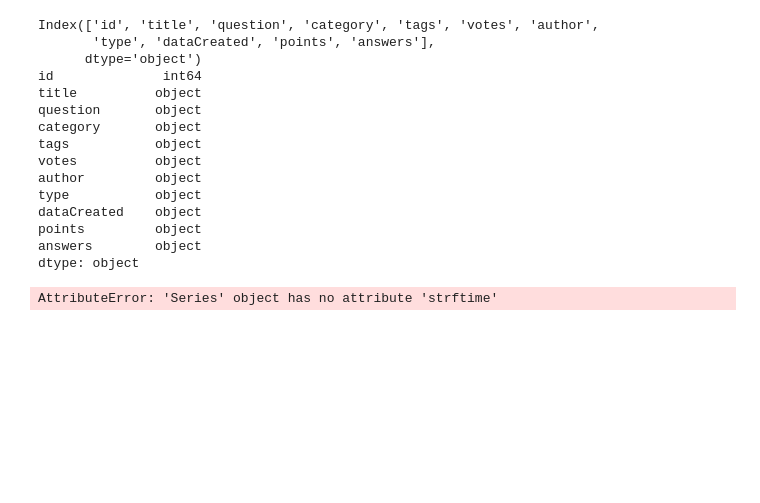
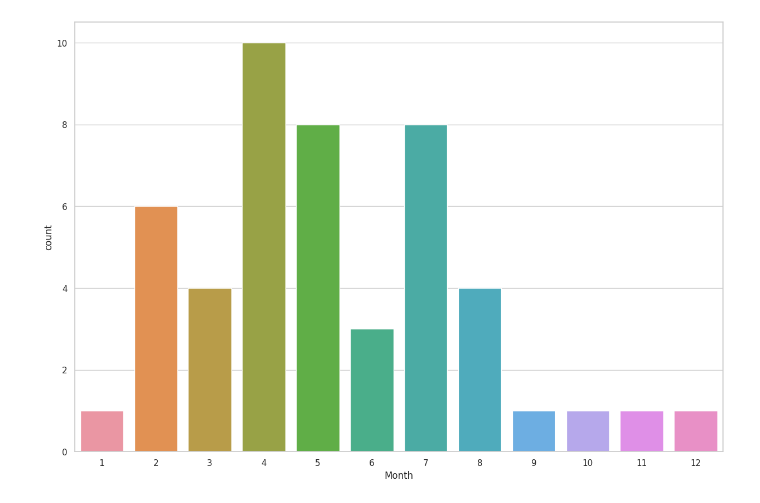
Before and after one commit to gustavoguimaraesreis/tcc, a Jupyter notebook: forum_graphs.ipynb, the cells around one changed output. Cells and saved outputs as stored; diff of their text form; code cells hidden in the pictures; blank space fills up the shorter version.

```diff
--- a/forum_graphs.ipynb
+++ b/forum_graphs.ipynb
@@ -1,46 +1,25 @@
 # %%
 import pandas as pd
 from datetime import datetime
 import seaborn as sns
 import matplotlib.pyplot as plt
 
 # Um mes depois
 sns.set_theme(style="whitegrid")
 
 tweets = pd.read_json("afterDate-DeepAnswersEnUS.json")
-# for column in tweets.columns[0:1]:
-#     print(tweets[column])
 
-print(tweets.columns)
-print(tweets.dtypes)
+for column in tweets.columns[8:9]:
+    tweets[column] = tweets[column].str.slice(start=0, stop=10)
+    tweets[column] = pd.to_datetime(tweets[column], format="%Y-%m-%d")
 
-tweets.dataCreated = tweets.dataCreated.strftime("%d/%m/%Y")
-# tweets['dataCreated'] = pd.to_datetime(tweets.dataCreated, format='%Y-%m-%d')
-for column in tweets.columns[8:9]:
-    print(tweets[column])
-# tweets['Month'] = tweets['dataCreated'].dt.month
+tweets['Month'] = tweets['dataCreated'].dt.month
 
+f, ax = plt.subplots(figsize=(15, 10))
 
-# f, ax = plt.subplots(figsize=(15, 10))
+sns.countplot(x= tweets['Month'])
 
-# sns.countplot(x= tweets['Month'])
-
-# for p in ax.patches:
-#     ax.annotate(int(p.get_height()), (p.get_x()+0.05, p.get_height()+20), fontsize = 12)
+for p in ax.patches:
+    ax.annotate(int(p.get_height()), (p.get_x()+0.05, p.get_height()+20), fontsize = 12)
 # %% [output]
-Index(['id', 'title', 'question', 'category', 'tags', 'votes', 'author',
-       'type', 'dataCreated', 'points', 'answers'],
-      dtype='object')
-id              int64
-title          object
-question       object
-category       object
-tags           object
-votes          object
-author         object
-type           object
-dataCreated    object
-points         object
-answers        object
-dtype: object
-AttributeError: 'Series' object has no attribute 'strftime'
+[figure, added]
```
Also changed, not shown: parts of 2 cells of this notebook, 11 other files.
